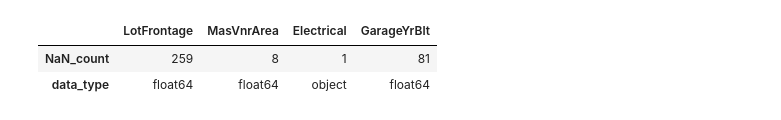
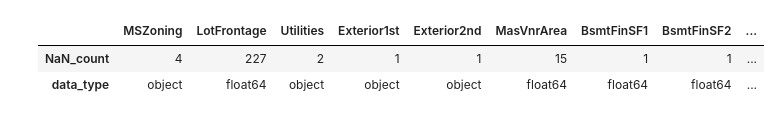
Before and after one commit to romnatall/stkagglehouseprice, a Jupyter notebook: a.ipynb, the cells around one changed output. Cells and saved outputs as stored; diff of their text form; code cells hidden in the pictures.

```diff
--- a/a.ipynb
+++ b/a.ipynb
@@ -32,4 +21,8 @@ train.head()
 # %%
+train = pd.read_csv('train.csv')
+test = pd.read_csv('test.csv')
+train.head()
+
 def preprocess(df):
     rendict={
         'name':'MSSubClass',
@@ -70,4 +63,14 @@ def preprocess(df):
         'MasVnrType'
     ]
 
-    return df[nanistype].fillna('Empty')
+    df[nanistype]=df[nanistype].fillna('Empty')
+    return df
+
+train = preprocess(train)
+test = preprocess(test)
+
+fullset=pd.concat([train.drop(['SalePrice'],axis=1),test])
+
+def fill_anyNan(df):
+
+    return df
@@ -74,11 +91,12 @@ def preprocess(df):
 # %%
-d=pd.DataFrame(data={'NaN_count': train.isna().sum(), 'data_type': train.dtypes}).T
+def show_nan_count(train):
+    d=pd.DataFrame(data={'NaN_count': train.isna().sum(), 'data_type': train.dtypes}).T
+    filtered_columns = d.columns[d.loc['NaN_count'] > 0]
+    filtered_df = d[filtered_columns]
+    return filtered_df
 
-filtered_columns = d.columns[d.loc['NaN_count'] > 0]
-
-filtered_df = d[filtered_columns]
-filtered_df
+show_nan_count(test)
 # %% [output]
-|  | LotFrontage | MasVnrArea | Electrical | GarageYrBlt |
-| NaN_count | 259 | 8 | 1 | 81 |
-| data_type | float64 | float64 | object | float64 |
+|  | MSZoning | LotFrontage | Utilities | Exterior1st | Exterior2nd | MasVnrArea | BsmtFinSF1 | BsmtFinSF2 | ... |
+| NaN_count | 4 | 227 | 2 | 1 | 1 | 15 | 1 | 1 | ... |
+| data_type | object | float64 | object | object | object | float64 | float64 | float64 | ... |
```
Also changed, not shown: parts of 2 cells of this notebook.
